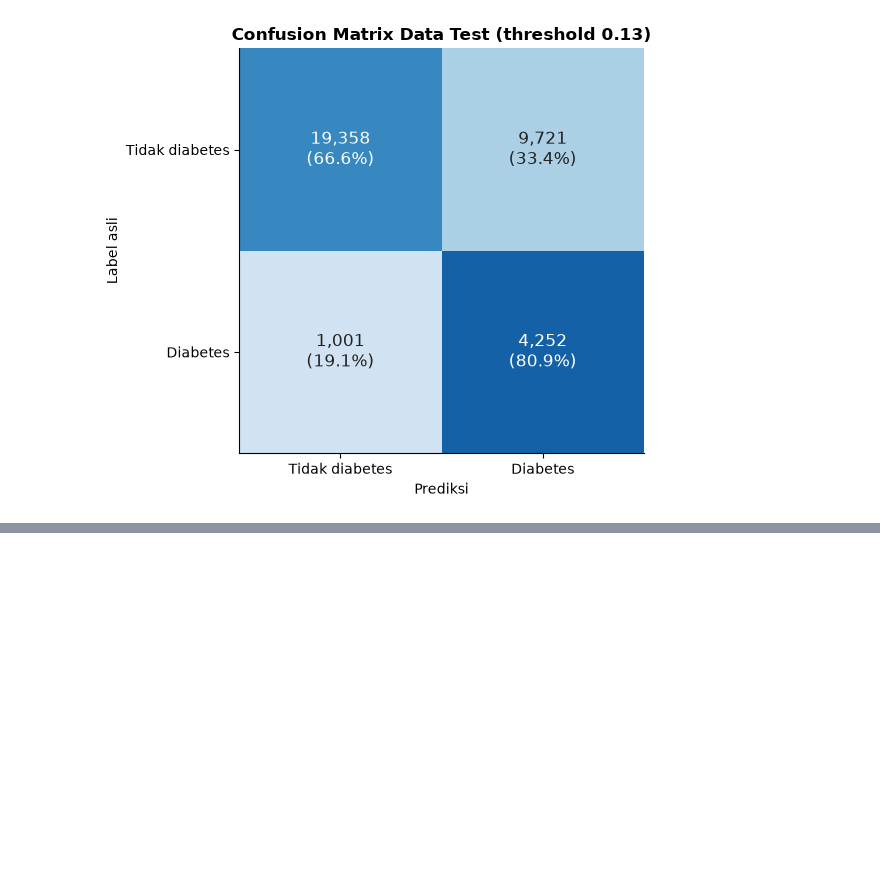
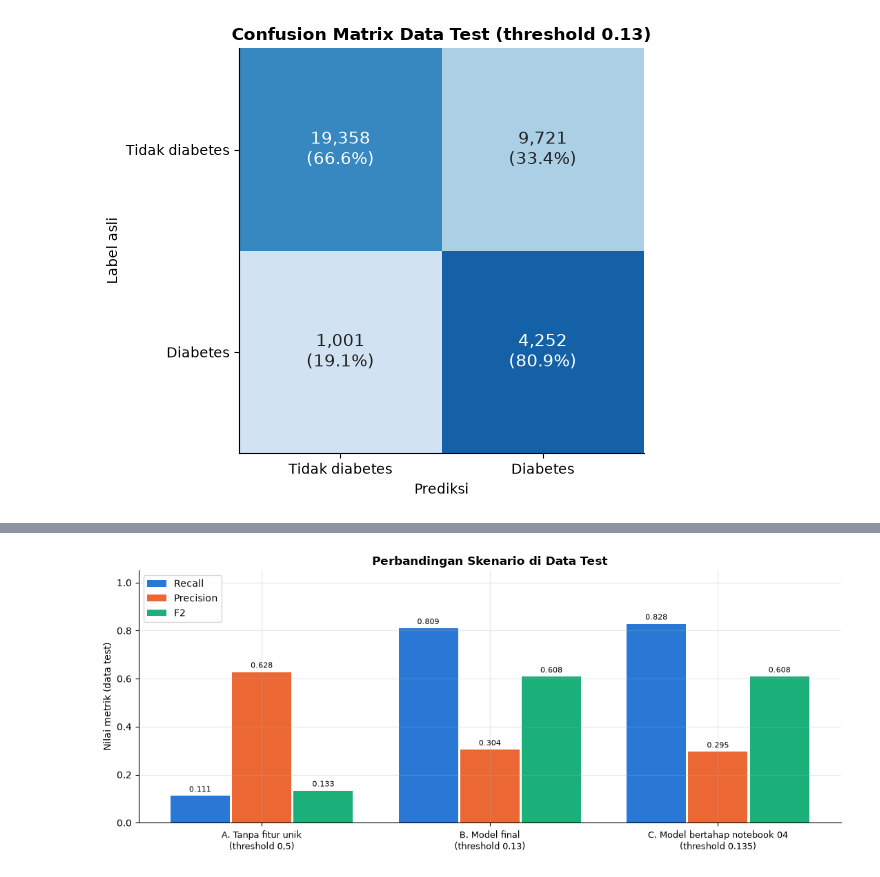
Before and after one commit to felix-malvin/mythos-diabetes-risk-mlp, a Jupyter notebook: notebooks/07_evaluasi_final.ipynb, the cells around one changed output, grey strips where cells are left out. Cells and saved outputs as stored; diff of their text form; code cells hidden in the pictures; blank space fills up the shorter version.

Commit message:
Evaluasi: Pengujian model dengan ada dan tidaknya fitur unik pada data testing

```diff
--- a/notebooks/07_evaluasi_final.ipynb
+++ b/notebooks/07_evaluasi_final.ipynb
@@ -158,0 +220,35 @@ plt.show()
+# %%
+model_lama = keras.models.load_model(config.MODELS_DIR / "mlp_tanpa_fitur_unik.keras", compile=False)
+prob_val_lama = inf.predict_proba(model_lama, data["X_val"])
+t_lama = ev.pick_threshold(ev.threshold_curve(y_val, prob_val_lama), "f2")
+prob_test_lama = inf.predict_proba(model_lama, data["X_test"])
+
+skenario = {
+    "A. Tanpa fitur unik (threshold 0,5)": (prob_test, 0.5),
+    f"B. Model final (threshold {THRESHOLD})": (prob_test, THRESHOLD),
+    f"C. Model bertahap notebook 04 (threshold {t_lama})": (prob_test_lama, t_lama),
+}
+banding = pd.DataFrame({nama: {**ev.metrics_at_threshold(y_test, p, t), **ev.ranking_metrics(y_test, p)}
+                        for nama, (p, t) in skenario.items()}).T
+kolom = ["threshold", "recall", "precision", "specificity", "f1", "f2", "accuracy", "persen_diprediksi_positif",
+         "pr_auc", "roc_auc", "tp", "fp", "fn"]
+banding = banding[kolom].astype({"tp": int, "fp": int, "fn": int})
+banding.to_csv(config.RESULTS_DIR / "07_perbandingan_test.csv")
+display(banding.round(4))
+
+fig, ax = plt.subplots(figsize=(11, 4.6))
+x = np.arange(len(banding))
+for i, (kol, nama, warna) in enumerate([("recall", "Recall", WARNA["utama"]), ("precision", "Precision", WARNA["kedua"]),
+                                        ("f2", "F2", WARNA["ketiga"])]):
+    bar = ax.bar(x + (i - 1) * 0.27, banding[kol], width=0.26, color=warna, label=nama)
+    for b, v in zip(bar, banding[kol]):
+        ax.text(b.get_x() + b.get_width() / 2, v + 0.01, f"{v:.3f}", ha="center", va="bottom", fontsize=8)
+ax.set_xticks(x, [s.replace(" (", "\n(") for s in banding.index], fontsize=9)
+ax.set_ylim(0, 1.05)
+ax.set_ylabel("Nilai metrik (data test)")
+ax.set_title("Perbandingan Skenario di Data Test", fontweight="bold")
+ax.legend(loc="upper left")
+fig.tight_layout()
+viz.save_fig(fig, "eval_02_perbandingan_skenario_test")
+plt.show()
+# %% [output]
@@ -158,0 +259 @@ plt.show()
+[figure, added]
```
Also changed, not shown: parts of 8 cells of this notebook, 4 other files.
